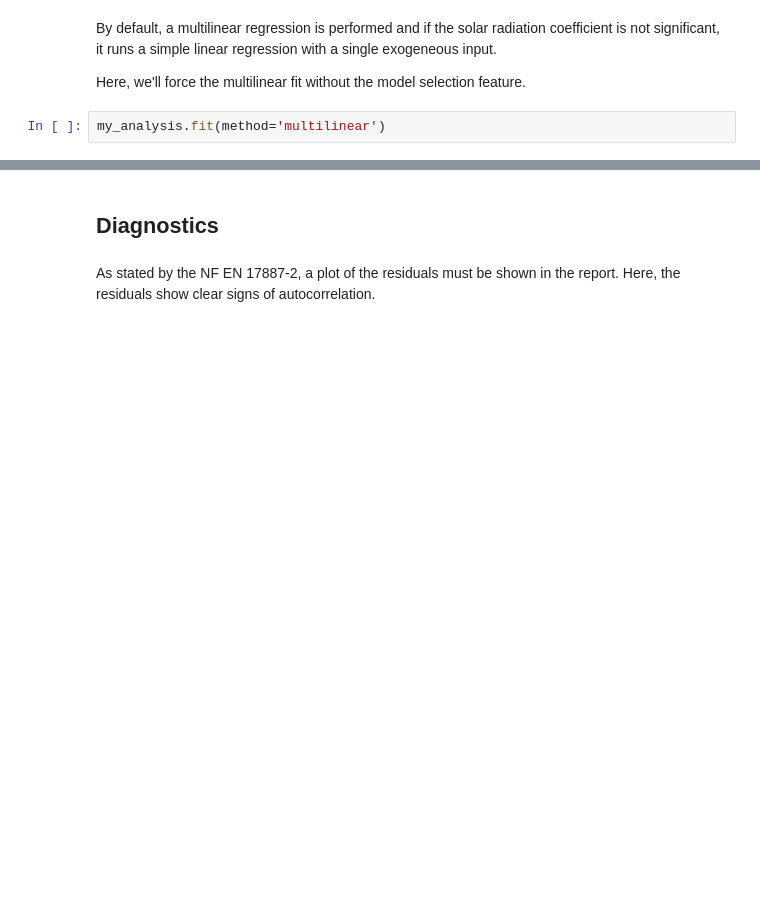
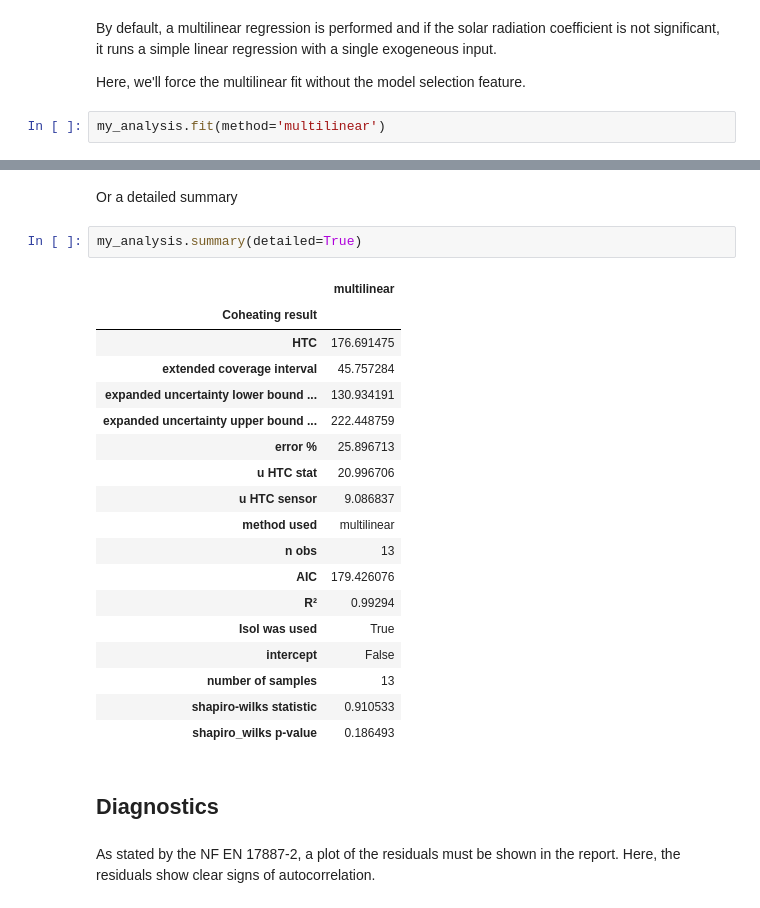
Before and after one commit to Sarah-Ju/coheating-analysis, a Jupyter notebook: examples/walk-through-notebook.ipynb, the cells around one changed output, grey strips where cells are left out. Cells and saved outputs as stored; diff of their text form; blank space fills up the shorter version.

```diff
--- a/examples/walk-through-notebook.ipynb
+++ b/examples/walk-through-notebook.ipynb
@@ -79,3 +72,26 @@ my_analysis.summary
+# %% [markdown]
+Or a detailed summary
+# %%
+my_analysis.summary(detailed=True)
+# %% [output]
+|  | multilinear |
+| Coheating result |  |
+| HTC | 176.691475 |
+| extended coverage interval | 45.757284 |
+| expanded uncertainty lower bound ... | 130.934191 |
+| expanded uncertainty upper bound ... | 222.448759 |
+| error % | 25.896713 |
+| u HTC stat | 20.996706 |
+| u HTC sensor | 9.086837 |
+| method used | multilinear |
+| n obs | 13 |
+| AIC | 179.426076 |
+| R² | 0.99294 |
+| Isol was used | True |
+| intercept | False |
+| number of samples | 13 |
+| shapiro-wilks statistic | 0.910533 |
+| shapiro_wilks p-value | 0.186493 |
 # %% [markdown]
 ## Diagnostics
 # %% [markdown]
```
Also changed, not shown: parts of 7 cells of this notebook, 2 other files.
